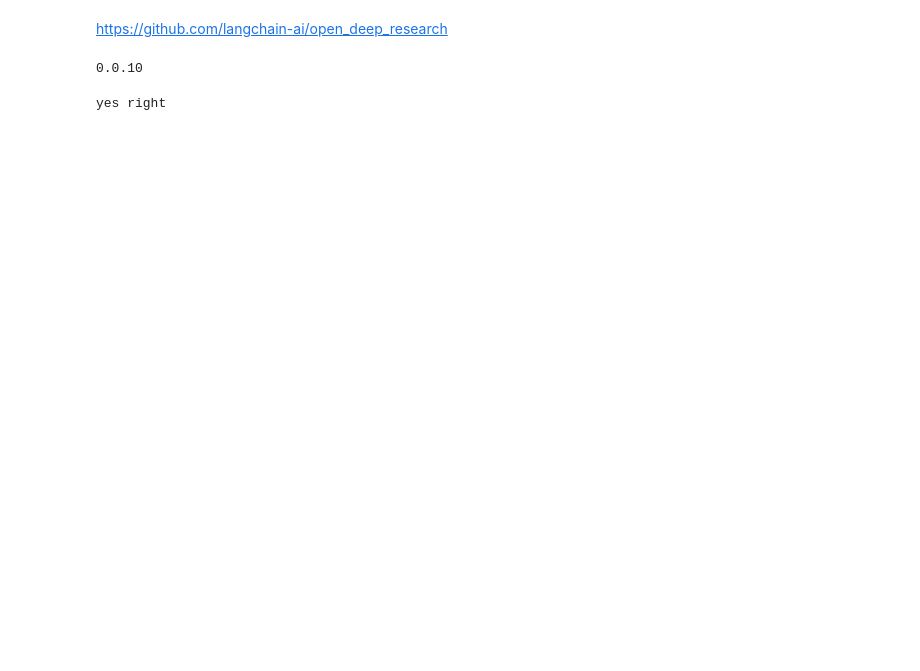
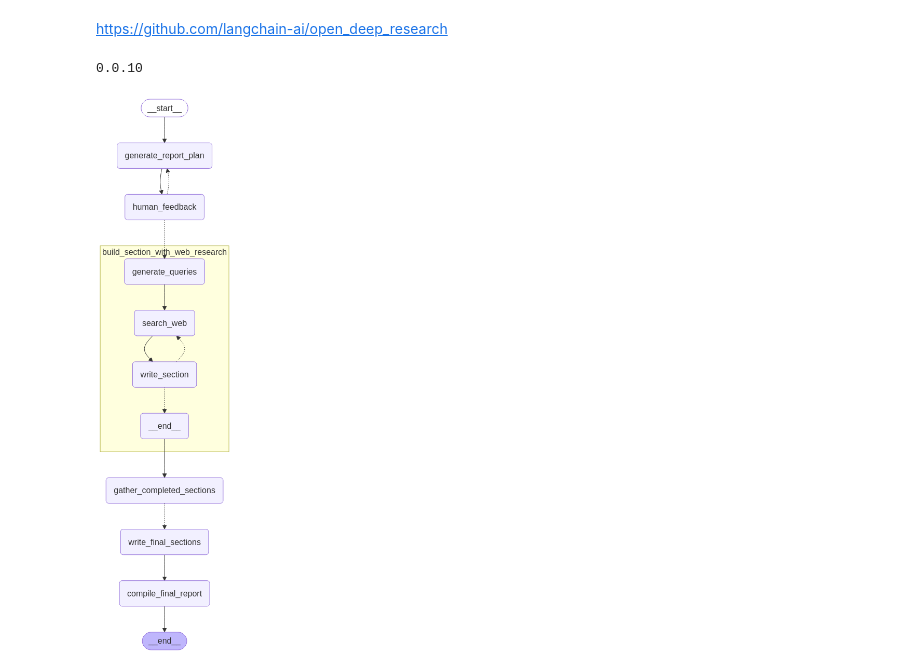
Before and after one commit to kentrachmat/open_deep_research, a Jupyter notebook: src/open_deep_research/graph.ipynb, the cells around one changed output. Saved outputs shown, nothing was run; the diff lists cells and outputs as text; code cells hidden in the pictures; blank space fills up the shorter version.

```diff
--- a/src/open_deep_research/graph.ipynb
+++ b/src/open_deep_research/graph.ipynb
@@ -10,35 +10,36 @@ import os
 
 os.environ["AZURE_OPENAI_API_KEY"] = "XXX"
 os.environ["AZURE_OPENAI_API_VERSION"] = "XXX"
 os.environ["OPENAI_API_VERSION"] = "XXX"
 os.environ["AZURE_OPENAI_DEPLOYMENT_NAME"] = "XXX"
 os.environ["MODEL_PROVIDER"] = "azure_openai"
 os.environ["AZURE_OPENAI_ENDPOINT"] = "XXX"
 
-os.environ["TAVILY_API_KEY"] = "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"
+os.environ["TAVILY_API_KEY"] = "XXX"
 
 
 from IPython.display import Image, display
 from langgraph.types import Command
 from langgraph.checkpoint.memory import MemorySaver
 from open_deep_research.graph import builder
 
 memory = MemorySaver()
 graph = builder.compile(checkpointer=memory)
-# display(Image(graph.get_graph(xray=1).draw_mermaid_png()))
+display(Image(graph.get_graph(xray=1).draw_mermaid_png()))
 
 # import os, getpass
 
 # def _set_env(var: str):
 #     if not os.environ.get(var):
 #         os.environ[var] = getpass.getpass(f"{var}: ")
 
 # # Set the API keys used for any model or search tool selections below, such as:
 # _set_env("OPENAI_API_KEY")
 # _set_env("TAVILY_API_KEY")
 # _set_env("OPENAI_API_VERSION")
 # %% [output]
 0.0.10
+[figure, added]
 # %%
 import uuid
 from IPython.display import Markdown
@@ -69,8 +70,6 @@ topic = "Overview of the AI inference market with focus on Fireworks, Together.a
 
 # Run the graph until the interruption
 async for event in graph.astream({"topic":topic,}, thread, stream_mode="updates"):
-    if '__interrupt__' in event:
-        interrupt_value = event['compile_final_report']['final_report']
-        display(Markdown(interrupt_value))
+   #  if '__interrupt__' in event:
+      interrupt_value = event['compile_final_report']['final_report']
+      display(Markdown(interrupt_value))
-# %% [output]
-yes right
```
Also changed, not shown: parts of 1 cell of this notebook.
